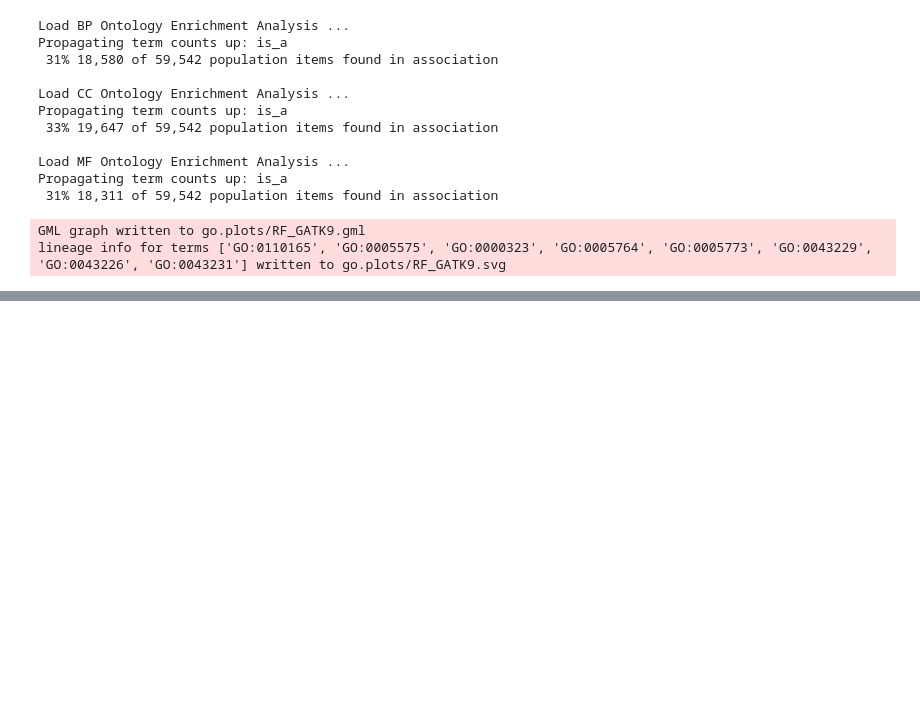
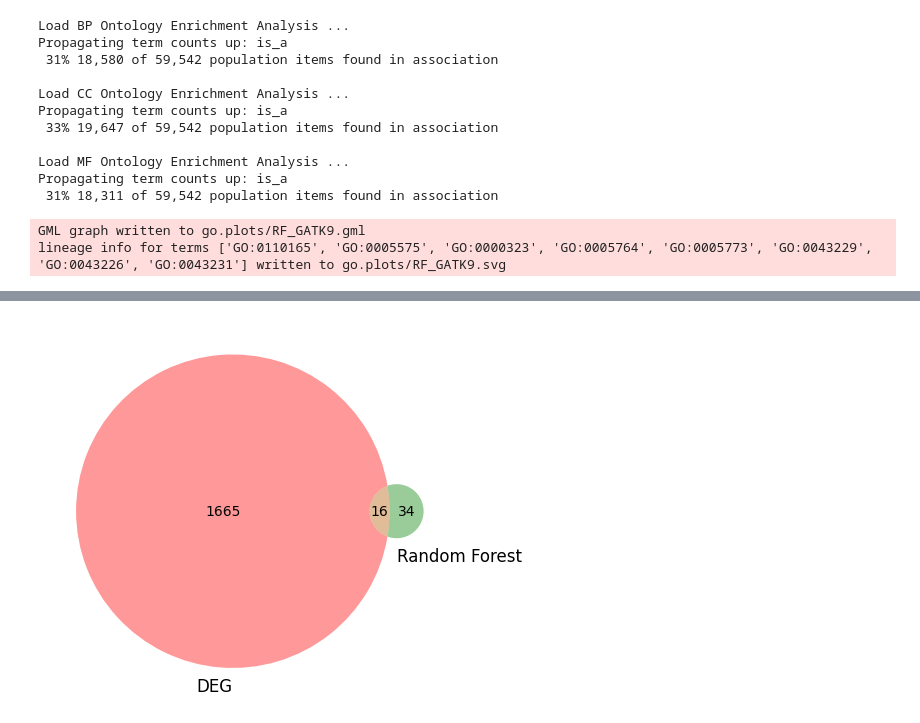
Before and after one commit to pranzatelli/AB_RNAseq, a Jupyter notebook: AB.ipynb, the cells around one changed output, grey strips where cells are left out. Saved outputs shown, nothing was run; the diff lists cells and outputs as text; code cells hidden in the pictures; blank space fills up the shorter version.

Commit message:
Venn 2

```diff
--- a/AB.ipynb
+++ b/AB.ipynb
@@ -342,3 +368,13 @@ Propagating term counts up: is_a
  31% 18,311 of 59,542 population items found in association
 GML graph written to go.plots/RF_GATK9.gml
 lineage info for terms ['GO:0110165', 'GO:0005575', 'GO:0000323', 'GO:0005764', 'GO:0005773', 'GO:0043229', 'GO:0043226', 'GO:0043231'] written to go.plots/RF_GATK9.svg
+# %%
+var1 = pd.read_csv('var1.csv',index_col=0)
+var2 = pd.read_csv('var2.csv',index_col=0)
+# %%
+glist_DE = DE[(DE['Test'] == 'ana_de') & (DE['padj'] < 0.05)].index
+glist_var = pd.Index(set(G['ANA']))
+glist_rf = var1.sort_values(by='ANA',ascending=False)[:50].index
+go_DE = run_go(glist_DE,'ana_de')
+go_var = run_go(glist_var,'ana_var')
+go_rf = run_go(glist_rf,'ana_rf')
@@ -344,0 +399,5 @@ lineage info for terms ['GO:0110165', 'GO:0005575', 'GO:0000323', 'GO:0005764',
+# %%
+venn2([set(glist_DE),set(glist_rf)],['DEG','Random Forest'])
+plt.savefig('figures/ana_rfvdeg_genes.pdf',format='pdf',bbox_inches='tight')
+# %% [output]
+[figure, added]
```
Also changed, not shown: parts of 7 cells of this notebook.
